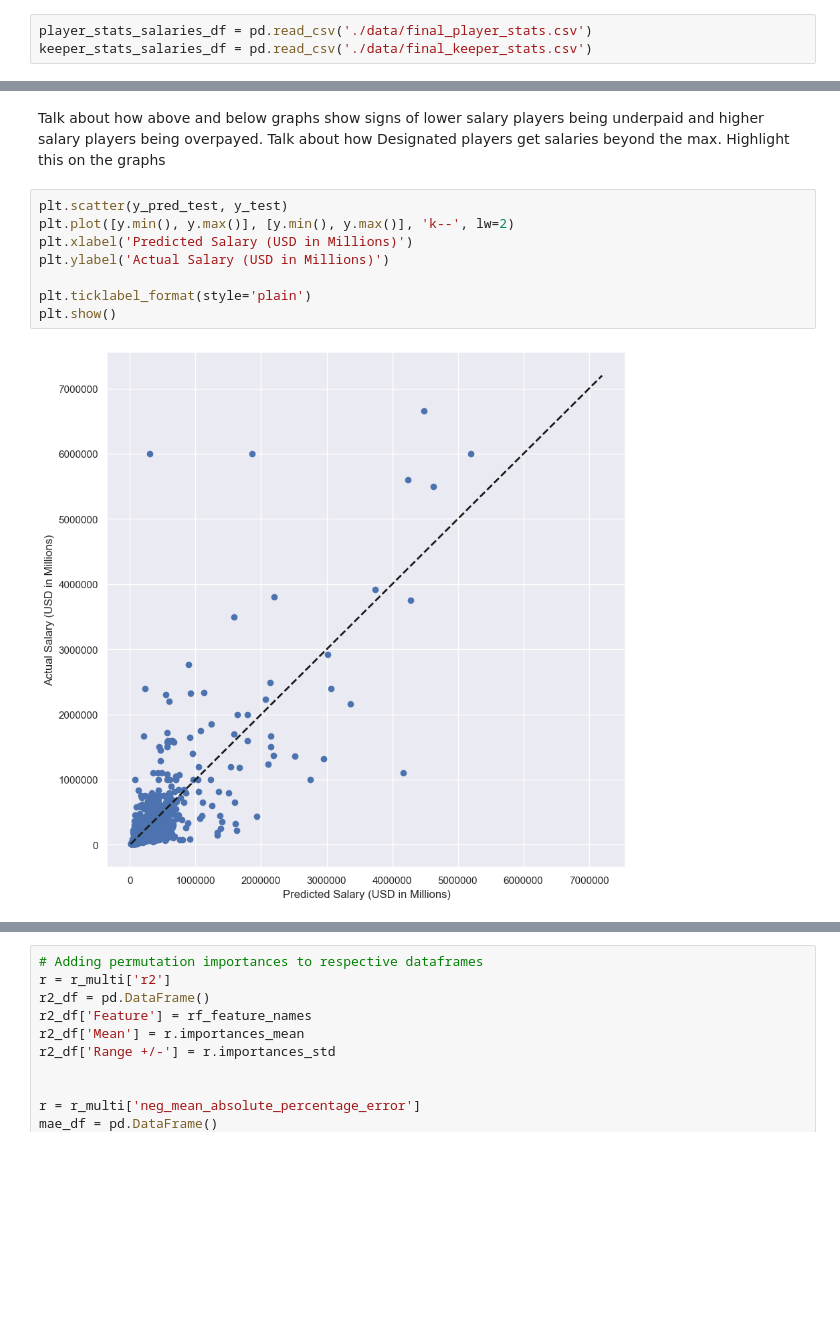
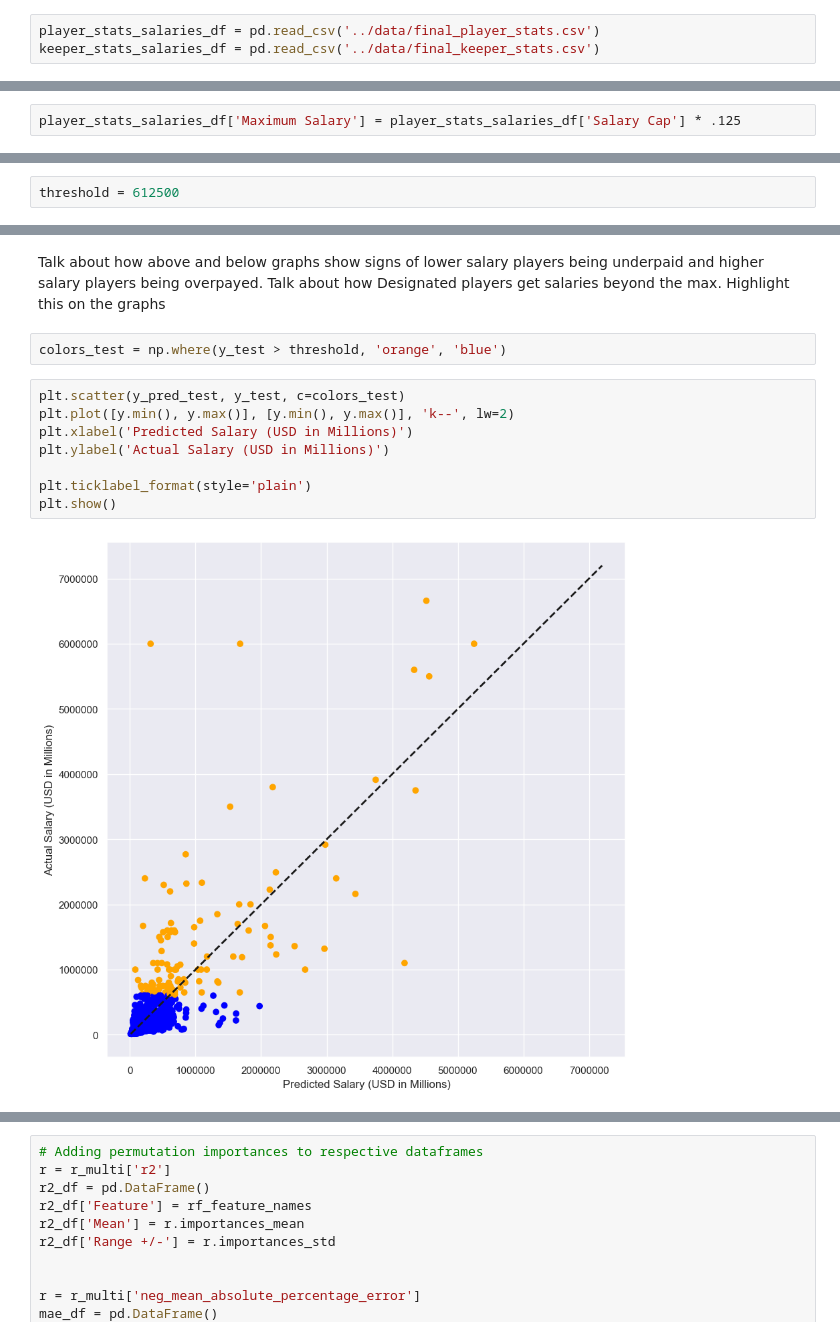
Before and after one commit to m-romanski/Predicting-MLS-Player-Salary, a Jupyter notebook: Scratch Notebooks/MVP-Copy1.ipynb, the cells around one changed output, grey strips where cells are left out. Drawn from its saved outputs; the diff is of its cells as text; blank space fills up the shorter version.

```diff
--- a/Scratch Notebooks/MVP-Copy1.ipynb
+++ b/Scratch Notebooks/MVP-Copy1.ipynb
@@ -1182,8 +1182,8 @@ Running rapid fuzz took around an hour every time it would run so I turned playe
 #player_stats_salaries_df.to_csv('./data/final_player_stats.csv')
 #keeper_stats_salaries_df.to_csv('./data/final_keeper_stats.csv')
 # %%
-player_stats_salaries_df = pd.read_csv('./data/final_player_stats.csv')
-keeper_stats_salaries_df = pd.read_csv('./data/final_keeper_stats.csv')
+player_stats_salaries_df = pd.read_csv('../data/final_player_stats.csv')
+keeper_stats_salaries_df = pd.read_csv('../data/final_keeper_stats.csv')
 # %% [markdown]
 ### Adding Features
 # %% [markdown]
@@ -1324,3 +1324,5 @@ I tried to add a feature that includes the yearly salary cap for an MLS team. It
 salary_cap = {2007: 2100000, 2008: 2300000, 2009: 2300000, 2010: 2550000, 2011: 2670000, 2012: 2810000, 2013: 2950000, 2014: 3100000, 2015: 3490000, 2016: 3660000, 2017: 3845000,
               2018: 4035000, 2019: 4240000, 2020: 4900000}
 player_stats_salaries_df['Salary Cap'] = player_stats_salaries_df['Year'].apply(lambda year: salary_cap.get(year, 0))
+# %%
+player_stats_salaries_df['Maximum Salary'] = player_stats_salaries_df['Salary Cap'] * .125
@@ -1702 +1704,3 @@ print(rf_feature_importances)
  0.         0.         0.        ]
+# %%
+threshold = 612500
@@ -1713,15 +1719,17 @@ plt.show()
 # %% [markdown]
 Talk about how above and below graphs show signs of lower salary players being underpaid and higher salary players being overpayed. Talk about how Designated players get salaries beyond the max. Highlight this on the graphs
+# %%
+colors_test = np.where(y_test > threshold, 'orange', 'blue')
 # %%
-plt.scatter(y_pred_test, y_test)
+plt.scatter(y_pred_test, y_test, c=colors_test)
 plt.plot([y.min(), y.max()], [y.min(), y.max()], 'k--', lw=2)
 plt.xlabel('Predicted Salary (USD in Millions)')
 plt.ylabel('Actual Salary (USD in Millions)')
 
 plt.ticklabel_format(style='plain')
 plt.show()
 # %% [output]
-[figure, old version]
+[figure, new version]
 # %%
 # Getting permutation importances for each of the three scoring metrics used
 scoring = ['r2', 'neg_mean_absolute_percentage_error', 'neg_root_mean_squared_error']
```
Also changed, not shown: parts of 42 cells of this notebook, 5 other files.
